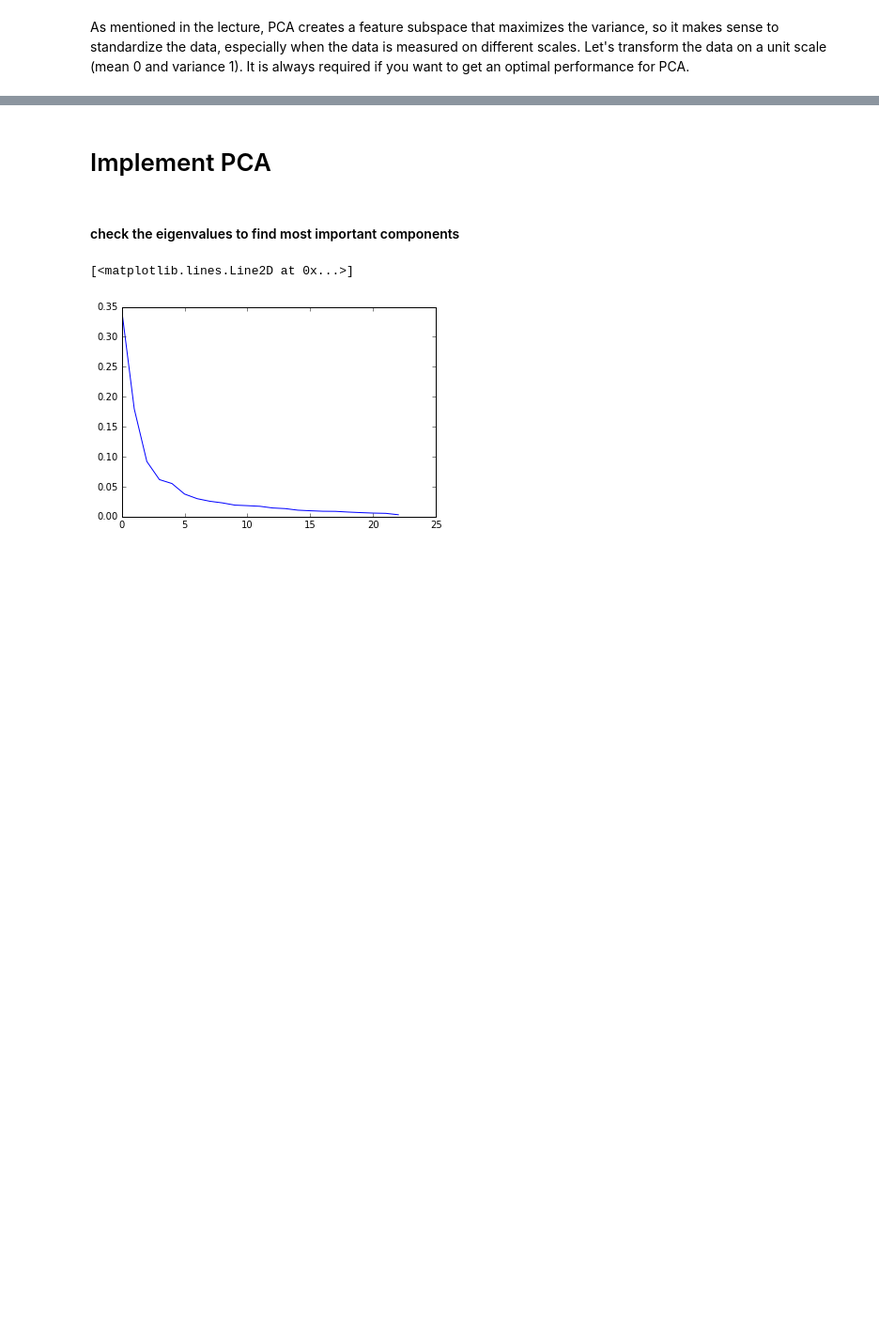
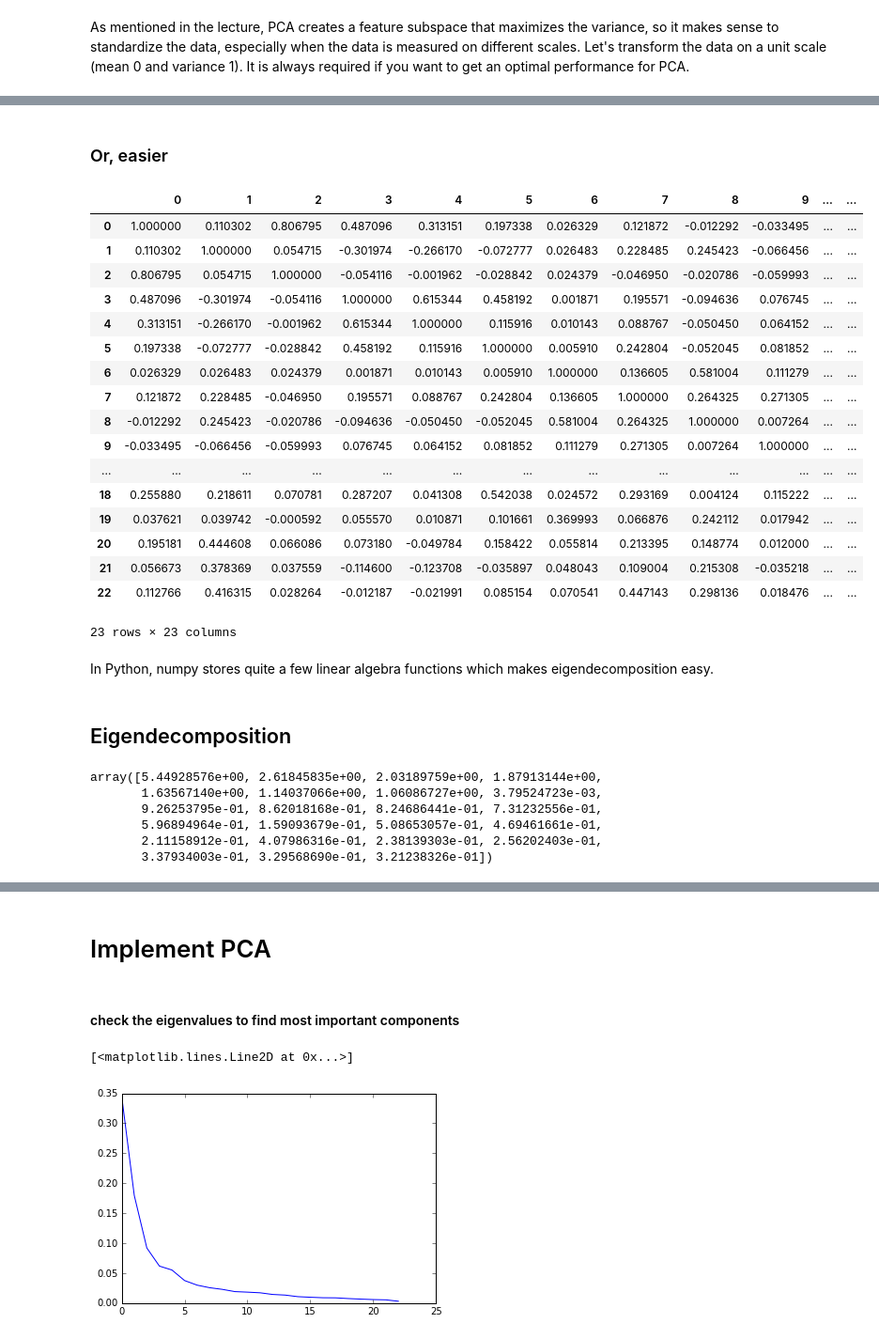
Before and after one commit to learn-co-curriculum/ml-pca-lab, a Jupyter notebook: PCA_lab_WIP.ipynb, the cells around one changed output, grey strips where cells are left out. Shown: that part at 94% size. Cells and saved outputs as stored; diff of their text form; code cells hidden in the pictures; blank space fills up the shorter version.

```diff
--- a/PCA_lab_WIP.ipynb
+++ b/PCA_lab_WIP.ipynb
@@ -148,0 +178,27 @@ standard dev:  1.0
+# %% [markdown]
+### Or, easier
+# %%
+pd.DataFrame(np.cov(data_stdized.T))
+# %% [output]
+|  | 0 | 1 | 2 | 3 | 4 | 5 | 6 | 7 | 8 | 9 | ... | ... |
+| 0 | 1.000000 | 0.110302 | 0.806795 | 0.487096 | 0.313151 | 0.197338 | 0.026329 | 0.121872 | -0.012292 | -0.033495 | ... | ... |
+| 1 | 0.110302 | 1.000000 | 0.054715 | -0.301974 | -0.266170 | -0.072777 | 0.026483 | 0.228485 | 0.245423 | -0.066456 | ... | ... |
+| 2 | 0.806795 | 0.054715 | 1.000000 | -0.054116 | -0.001962 | -0.028842 | 0.024379 | -0.046950 | -0.020786 | -0.059993 | ... | ... |
+| 3 | 0.487096 | -0.301974 | -0.054116 | 1.000000 | 0.615344 | 0.458192 | 0.001871 | 0.195571 | -0.094636 | 0.076745 | ... | ... |
+| 4 | 0.313151 | -0.266170 | -0.001962 | 0.615344 | 1.000000 | 0.115916 | 0.010143 | 0.088767 | -0.050450 | 0.064152 | ... | ... |
+| 5 | 0.197338 | -0.072777 | -0.028842 | 0.458192 | 0.115916 | 1.000000 | 0.005910 | 0.242804 | -0.052045 | 0.081852 | ... | ... |
+| 6 | 0.026329 | 0.026483 | 0.024379 | 0.001871 | 0.010143 | 0.005910 | 1.000000 | 0.136605 | 0.581004 | 0.111279 | ... | ... |
+| 7 | 0.121872 | 0.228485 | -0.046950 | 0.195571 | 0.088767 | 0.242804 | 0.136605 | 1.000000 | 0.264325 | 0.271305 | ... | ... |
+| 8 | -0.012292 | 0.245423 | -0.020786 | -0.094636 | -0.050450 | -0.052045 | 0.581004 | 0.264325 | 1.000000 | 0.007264 | ... | ... |
+| 9 | -0.033495 | -0.066456 | -0.059993 | 0.076745 | 0.064152 | 0.081852 | 0.111279 | 0.271305 | 0.007264 | 1.000000 | ... | ... |
+| ... | ... | ... | ... | ... | ... | ... | ... | ... | ... | ... | ... | ... |
+| 18 | 0.255880 | 0.218611 | 0.070781 | 0.287207 | 0.041308 | 0.542038 | 0.024572 | 0.293169 | 0.004124 | 0.115222 | ... | ... |
+| 19 | 0.037621 | 0.039742 | -0.000592 | 0.055570 | 0.010871 | 0.101661 | 0.369993 | 0.066876 | 0.242112 | 0.017942 | ... | ... |
+| 20 | 0.195181 | 0.444608 | 0.066086 | 0.073180 | -0.049784 | 0.158422 | 0.055814 | 0.213395 | 0.148774 | 0.012000 | ... | ... |
+| 21 | 0.056673 | 0.378369 | 0.037559 | -0.114600 | -0.123708 | -0.035897 | 0.048043 | 0.109004 | 0.215308 | -0.035218 | ... | ... |
+| 22 | 0.112766 | 0.416315 | 0.028264 | -0.012187 | -0.021991 | 0.085154 | 0.070541 | 0.447143 | 0.298136 | 0.018476 | ... | ... |
+23 rows × 23 columns
+# %% [markdown]
+In Python, numpy stores quite a few linear algebra functions which makes eigendecomposition easy.
+# %% [markdown]
+## Eigendecomposition
@@ -148,0 +207,9 @@ standard dev:  1.0
+# %%
+eig_values
+# %% [output]
+array([5.44928576e+00, 2.61845835e+00, 2.03189759e+00, 1.87913144e+00,
+       1.63567140e+00, 1.14037066e+00, 1.06086727e+00, 3.79524723e-03,
+       9.26253795e-01, 8.62018168e-01, 8.24686441e-01, 7.31232556e-01,
+       5.96894964e-01, 1.59093679e-01, 5.08653057e-01, 4.69461661e-01,
+       2.11158912e-01, 4.07986316e-01, 2.38139303e-01, 2.56202403e-01,
+       3.37934003e-01, 3.29568690e-01, 3.21238326e-01])
```
Also changed, not shown: parts of 55 cells of this notebook.
